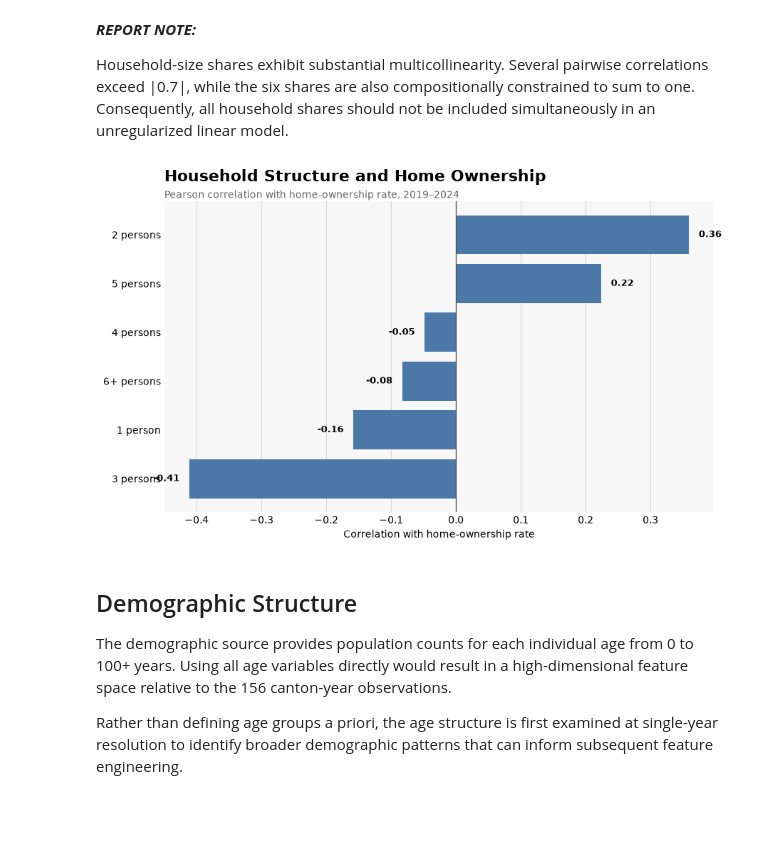
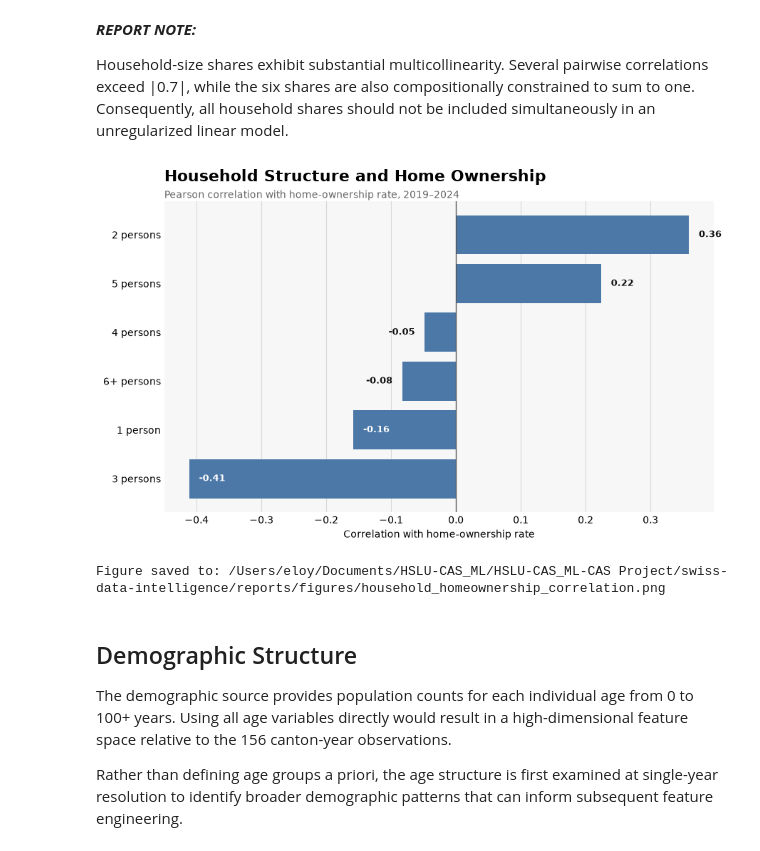
Before and after one commit to edelarubia/swiss-data-intelligence, a Jupyter notebook: notebooks/02_eda.ipynb, the cells around one changed output. Saved outputs shown, nothing was run; the diff lists cells and outputs as text; code cells hidden in the pictures; blank space fills up the shorter version.

```diff
--- a/notebooks/02_eda.ipynb
+++ b/notebooks/02_eda.ipynb
@@ -844,25 +994,40 @@ bars = ax.barh(
     color=BAR_COLOR,
 )
 
-# Add the correlation value next to each bar.
+# Add correlation values while adapting the label position
+# to the available space in each bar.
 for bar, value in zip(
     bars,
     household_share_target_corr.values,
 ):
-    x_position = (
-        value + 0.015
-        if value >= 0
-        else value - 0.015
-    )
+    if value >= 0:
+        # Positive correlations: place label outside the bar.
+        x_position = value + 0.015
+        horizontal_alignment = "left"
+        text_color = "#111111"
+
+    elif value <= -0.10:
+        # Larger negative correlations: place label inside the bar.
+        x_position = value + 0.015
+        horizontal_alignment = "left"
+        text_color = "white"
+
+    else:
+        # Small negative correlations: the bar is too short to contain
+        # the label, so place it just outside the left edge.
+        x_position = value - 0.015
+        horizontal_alignment = "right"
+        text_color = "#111111"
 
     ax.text(
         x_position,
         bar.get_y() + bar.get_height() / 2,
         f"{value:.2f}",
         va="center",
-        ha="left" if value >= 0 else "right",
+        ha=horizontal_alignment,
         fontsize=9,
         fontweight="bold",
+        color=text_color,
     )
 
 # Zero separates positive and negative associations.
@@ -884,34 +1049,51 @@ ax.text(
     0,
     1.01,
     "Pearson correlation with home-ownership rate, 2019–2024",
     transform=ax.transAxes,
     fontsize=10,
     color="#666666",
 )
 
 ax.set_xlabel("Correlation with home-ownership rate")
 ax.set_ylabel("")
 
 ax.grid(
     axis="x",
     color=GRID_COLOR,
     linewidth=0.8,
 )
 
 ax.set_axisbelow(True)
 
 for spine in ax.spines.values():
     spine.set_visible(False)
 
 ax.tick_params(
     axis="both",
     length=0,
 )
 
 plt.tight_layout()
+
+figure_path = (
+    PROJECT_ROOT
+    / "reports"
+    / "figures"
+    / "household_homeownership_correlation.png"
+)
+
+fig.savefig(
+    figure_path,
+    dpi=300,
+    bbox_inches="tight",
+)
+
 plt.show()
+
+print(f"Figure saved to: {figure_path}")
 # %% [output]
-[figure, old version]
+[figure, new version]
+Figure saved to: /Users/eloy/Documents/HSLU-CAS_ML/HSLU-CAS_ML-CAS Project/swiss-data-intelligence/reports/figures/household_homeownership_correlation.png
 # %% [markdown]
 ## Demographic Structure
 
```
Also changed, not shown: parts of 12 cells of this notebook, 18 other files.
